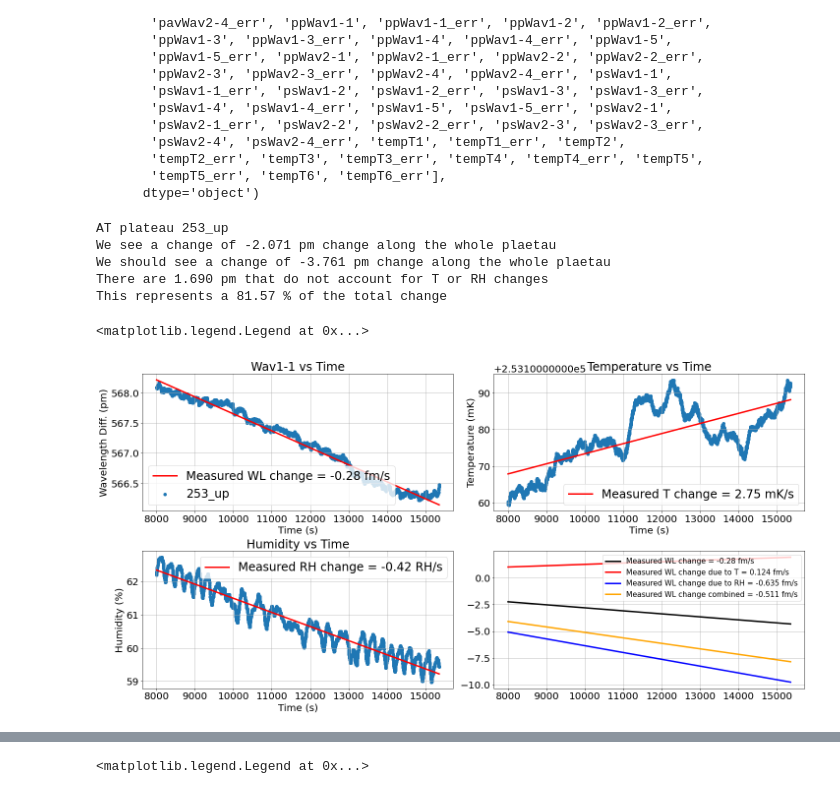
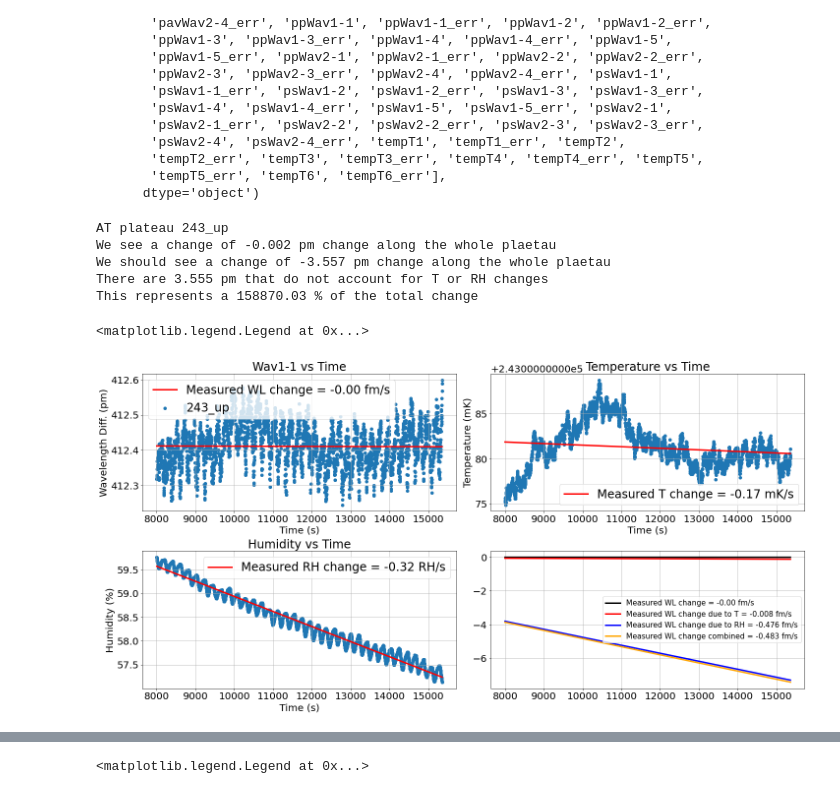
Before and after one commit to jcapo96/FBG_TMS, a Jupyter notebook: ana/summary/detailed_ana.ipynb, the cells around one changed output, grey strips where cells are left out. Cells and saved outputs as stored; diff of their text form; code cells hidden in the pictures.

```diff
--- a/ana/summary/detailed_ana.ipynb
+++ b/ana/summary/detailed_ana.ipynb
@@ -45,7 +45,7 @@ def line(x, A, B):
 fig, axes = graphic_tools.make_figure(ncols=2, nrows=2)
 fig.set_size_inches((20,10))
 for plateau in plateaus[date].keys():
-    if "253_up" not in plateau:
+    if "243_up" not in plateau:
         continue
     t0 = plateaus[date]["213_down"][0]
     tf = plateaus[date]["213_down"][1]
@@ -115,39 +115,39 @@ for plateau in plateaus[date].keys():
         line(dcut["Timestamp"]-t0, 0, m_comb),
         color="orange",
         label=r"Measured WL change combined = {0:.3f} fm/s".format(m_comb*1e3)
     )
 
     deltat = (tf-t0-tau)
     totalchange = mr*deltat
     teoric_change = m_comb*deltat
     unknown_change = totalchange - teoric_change
     print("AT plateau {0}".format(plateau))
     print(r"We see a change of {0:.3f} pm change along the whole plaetau".format(totalchange))
     print(r"We should see a change of {0:.3f} pm change along the whole plaetau".format(teoric_change))
     print(r"There are {0:.3f} pm that do not account for T or RH changes".format(unknown_change))
     print(r"This represents a {0:.2f} % of the total change".format(abs(100*unknown_change/totalchange)))
     print("\n")
 axes[0].set_title("Wav1-1 vs Time")
 axes[0].set_xlabel("Time (s)")
 axes[0].set_ylabel("Wavelength Diff. (pm)")
 axes[1].set_title("Temperature vs Time")
 axes[1].set_ylabel("Temperature (mK)")
 axes[1].set_xlabel("Time (s)")
 axes[2].set_title("Humidity vs Time")
 axes[2].set_ylabel("Humidity (%)")
 axes[2].set_xlabel("Time (s)")
 axes[0].legend()
 axes[1].legend()
 axes[2].legend()
 axes[3].legend(fontsize=15)
 # %% [output]
-AT plateau 253_up
-We see a change of -2.071 pm change along the whole plaetau
-We should see a change of -3.761 pm change along the whole plaetau
-There are 1.690 pm that do not account for T or RH changes
-This represents a 81.57 % of the total change
+AT plateau 243_up
+We see a change of -0.002 pm change along the whole plaetau
+We should see a change of -3.557 pm change along the whole plaetau
+There are 3.555 pm that do not account for T or RH changes
+This represents a 158870.03 % of the total change
 <matplotlib.legend.Legend at 0x...>
-[figure, old version]
+[figure, new version]
 # %%
 def get_sens_T(T, A, B, C, D):
     grad = B + 2*C*T + 3*D*T**2
```
Also changed, not shown: parts of 6 cells of this notebook, 4 other files.
